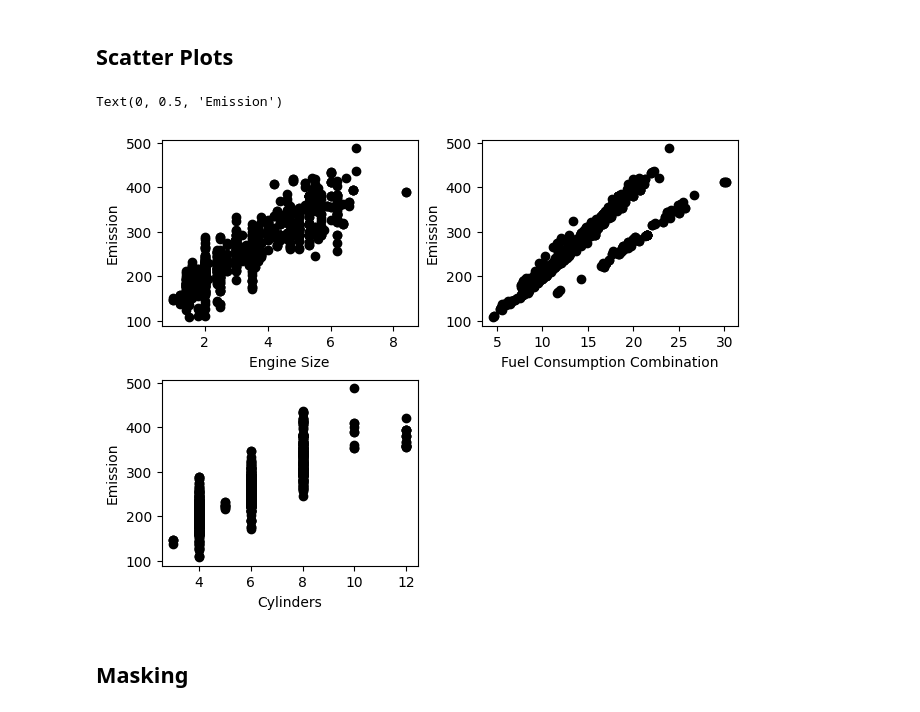
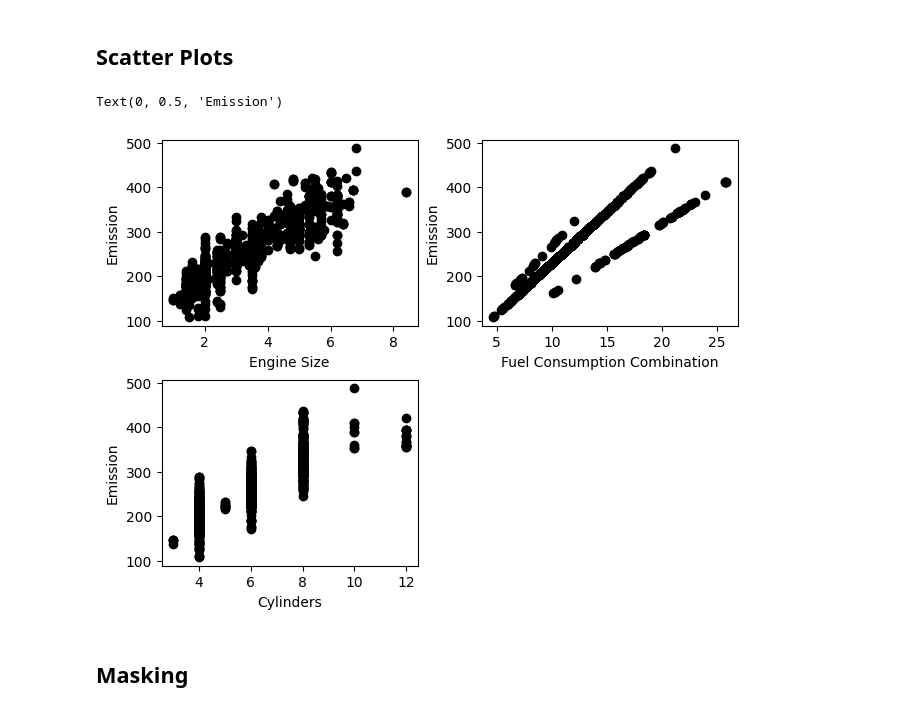
Before and after one commit to amir-azimi-dev/Machine-Learning, a Jupyter notebook: Regression/multiple-linear-regression.ipynb, the cells around one changed output. Drawn from its saved outputs; the diff is of its cells as text; code cells hidden in the pictures.

```diff
--- a/Regression/multiple-linear-regression.ipynb
+++ b/Regression/multiple-linear-regression.ipynb
@@ -33,21 +33,21 @@ cdf.head()
 # %%
 figure, axes = plt.subplots(2, 2, constrained_layout=True)
 axes[1, 1].set_visible(False)
 
 axes[0, 0].scatter(cdf.ENGINESIZE, cdf.CO2EMISSIONS, color="black")
 axes[0, 0].set_xlabel("Engine Size")
 axes[0, 0].set_ylabel("Emission")
 
-axes[0, 1].scatter(cdf.FUELCONSUMPTION_CITY, cdf.CO2EMISSIONS, color="black")
+axes[0, 1].scatter(cdf.FUELCONSUMPTION_COMB, cdf.CO2EMISSIONS, color="black")
 axes[0, 1].set_xlabel("Fuel Consumption Combination")
 axes[0, 1].set_ylabel("Emission")
 
 axes[1, 0].scatter(cdf.CYLINDERS, cdf.CO2EMISSIONS, color="black")
 axes[1, 0].set_xlabel("Cylinders")
 axes[1, 0].set_ylabel("Emission")
 # %% [output]
 Text(0, 0.5, 'Emission')
-[figure, old version]
+[figure, new version]
 # %% [markdown]
 ## Masking
 # %%
```
Also changed, not shown: parts of 3 cells of this notebook, 3 other files.
